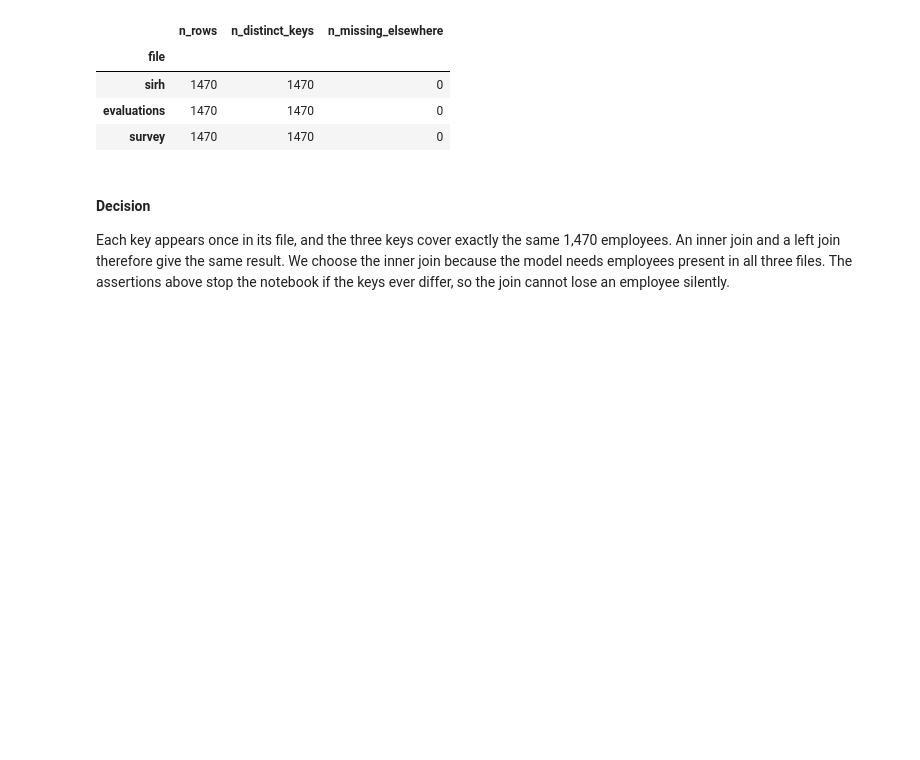
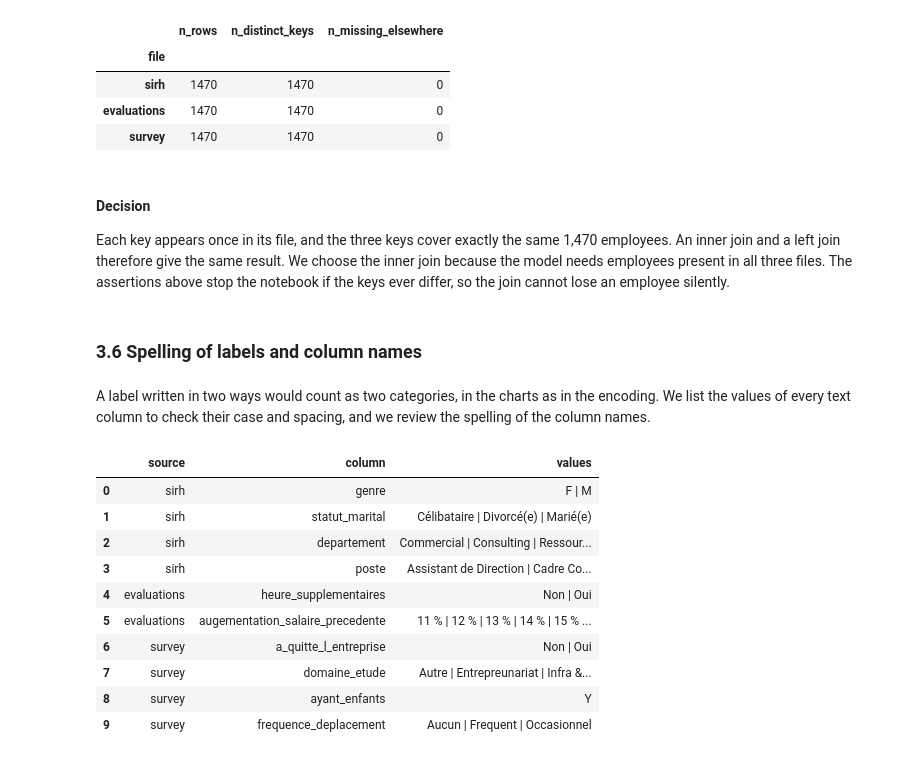
Before and after one commit to dapitch666/oc-p04-hr-attrition-classification, a Jupyter notebook: notebooks/01_exploration.ipynb, the cells around one changed output. Saved outputs shown, nothing was run; the diff lists cells and outputs as text; code cells hidden in the pictures; blank space fills up the shorter version.

Commit message:
Add consistency checks, cleaning and join to the exploration notebook

```diff
--- a/notebooks/01_exploration.ipynb
+++ b/notebooks/01_exploration.ipynb
@@ -361,3 +362,34 @@ assert len({frozenset(key) for key in keys.values()}) == 1, "the key sets differ
 #### Decision
 
 Each key appears once in its file, and the three keys cover exactly the same 1,470 employees. An inner join and a left join therefore give the same result. We choose the inner join because the model needs employees present in all three files. The assertions above stop the notebook if the keys ever differ, so the join cannot lose an employee silently.
+# %% [markdown]
+### 3.6 Spelling of labels and column names
+# %% [markdown]
+A label written in two ways would count as two categories, in the charts as in the encoding. We list the values of every text column to check their case and spacing, and we review the spelling of the column names.
+# %%
+rows = []
+for source_name, df in sources.items():
+    for col in df.select_dtypes(exclude="number").columns:
+        if COLUMN_KINDS[col] == "key":
+            continue
+        rows.append(
+            {
+                "source": source_name,
+                "column": col,
+                "values": " | ".join(sorted(df[col].unique())),
+            }
+        )
+
+pd.DataFrame(rows)
+# %% [output]
+|  | source | column | values |
+| 0 | sirh | genre | F | M |
+| 1 | sirh | statut_marital | Célibataire | Divorcé(e) | Marié(e) |
+| 2 | sirh | departement | Commercial | Consulting | Ressour... |
+| 3 | sirh | poste | Assistant de Direction | Cadre Co... |
+| 4 | evaluations | heure_supplementaires | Non | Oui |
+| 5 | evaluations | augementation_salaire_precedente | 11 % | 12 % | 13 % | 14 % | 15 % ... |
+| 6 | survey | a_quitte_l_entreprise | Non | Oui |
+| 7 | survey | domaine_etude | Autre | Entrepreunariat | Infra &... |
+| 8 | survey | ayant_enfants | Y |
+| 9 | survey | frequence_deplacement | Aucun | Frequent | Occasionnel |
```
Also changed, not shown: parts of 17 cells of this notebook.
